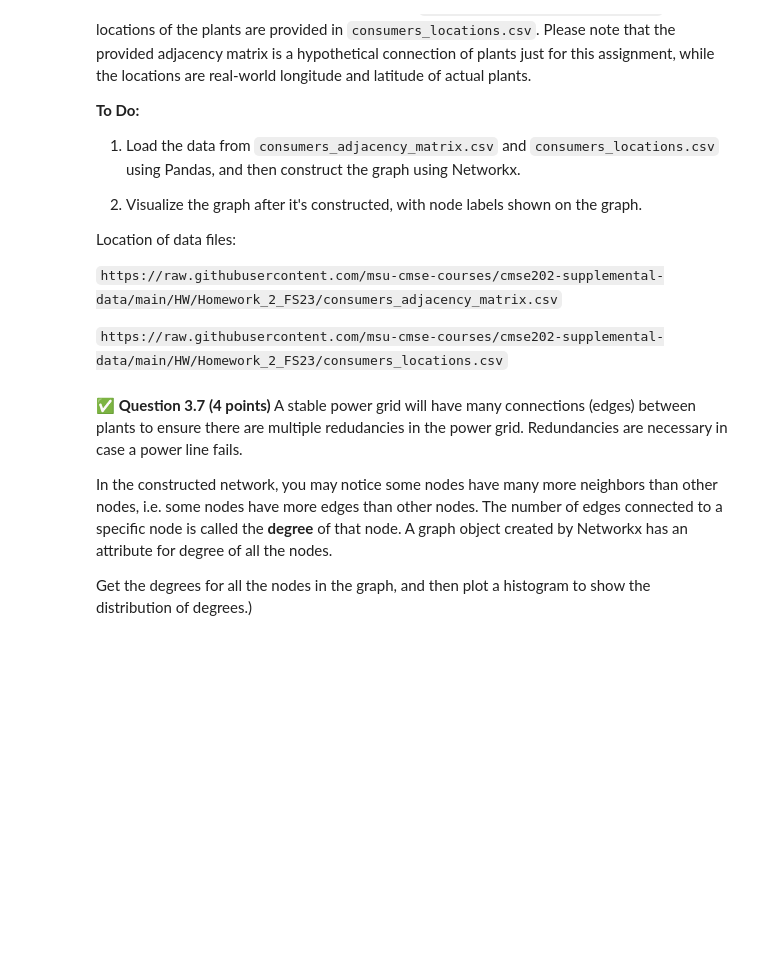
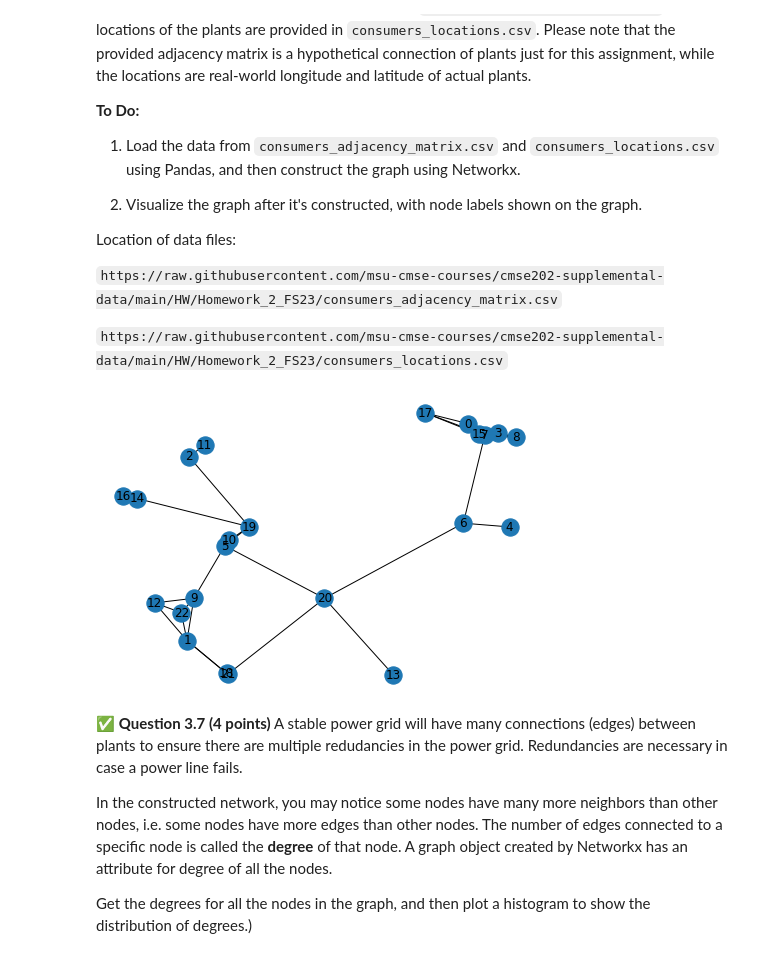
Before and after one commit to Colino03/CMSE202-f23-turnin, a Jupyter notebook: hw-02/HW-02-ColinBonnema.ipynb, the cells around one changed output. Saved outputs shown, nothing was run; the diff lists cells and outputs as text; code cells hidden in the pictures; blank space fills up the shorter version.

```diff
--- a/hw-02/HW-02-ColinBonnema.ipynb
+++ b/hw-02/HW-02-ColinBonnema.ipynb
@@ -522,9 +592,12 @@ Location of data files:
 # %%
 # Complete the following code to construct and display the graph
 
-position = pd.read_csv('./consumers_locations.csv', header=None)
-G = nx.Graph(graph_adjacency_matrix)
+position = pd.read_csv('consumers_locations.csv', header=None)
+consumers_adjacency_matrix = pd.read_csv('consumers_adjacency_matrix.csv', header=None)
+G = nx.Graph(consumers_adjacency_matrix)
 nx.draw(G, pos=position.values, with_labels=True)
+# %% [output]
+[figure, added]
 # %% [markdown]
 &#9989; **Question 3.7 (4 points)** A stable power grid will have many connections (edges) between plants to ensure there are multiple redudancies in the power grid.  Redundancies are necessary in case a power line fails.
 
```
Also changed, not shown: parts of 9 cells of this notebook, 3 other files.
